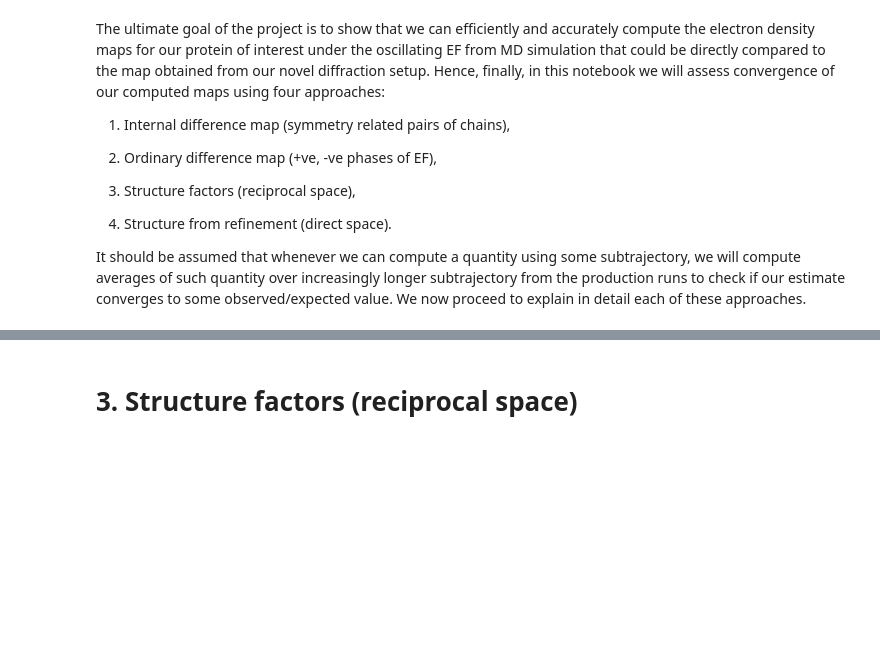
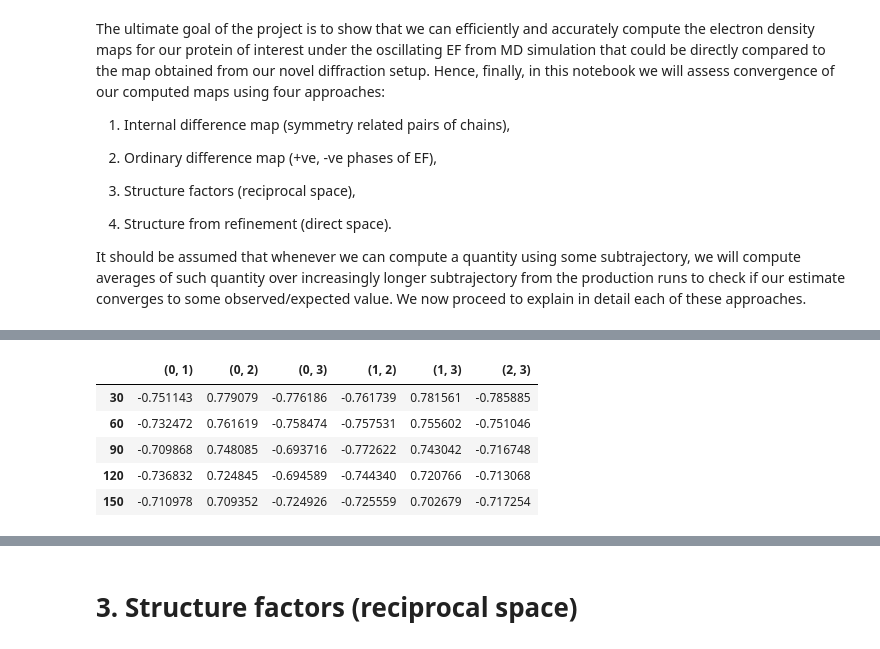
Before and after one commit to Hekstra-Lab/EF-X-crystal-MD, a Jupyter notebook: Analyses/Electron_density_map_analysis.ipynb, the cells around one changed output, grey strips where cells are left out. Saved outputs shown, nothing was run; the diff lists cells and outputs as text; code cells hidden in the pictures; blank space fills up the shorter version.

```diff
--- a/Analyses/Electron_density_map_analysis.ipynb
+++ b/Analyses/Electron_density_map_analysis.ipynb
@@ -16,0 +30,20 @@ It should be assumed that whenever we can compute a quantity using some subtraje
+# %%
+def int_diff_map_fname(epoch, phase, idx1, idx2):
+    idx1, idx2 = (idx2, idx1) if idx2 < idx1 else (idx1, idx2)
+    return f'processed_data/aggregate/{epoch}/EF_10MV_cm_diff_{phase}_{idx1}_{idx2}.mtz'
+
+def corr_int_diff(epoch, phase, idx1, idx2, idx3, idx4):
+    output = subprocess.run([f"{source_cmd}; phenix.get_cc_mtz_mtz {int_diff_map_fname(epoch, 'pos', idx1, idx2)} {int_diff_map_fname(epoch, 'pos', idx3, idx4)}"],
+                               stdout=subprocess.PIPE, shell=True).stdout.decode('utf-8')
+    return float(output.split('\n')[-11].split(' ')[3])
+# %%
+idx_lst = [((0,1),(2,3)), ((0,2),(1,3)), ((0,3), (1,2))]
+epoch_lst = [30, 60, 90, 120, 150]
+
+df = np.zeros((len(epoch_lst), len(idx_lst)))
+for i, idx_tupl in enumerate(idx_lst):
+    (idx1, idx2), (idx3, idx4) = idx_tupl
+    for j, epoch in enumerate(epoch_lst):
+        df[j, i] = corr_int_diff(epoch, 'pos', idx1, idx2, idx3, idx4)
+
+df = pd.DataFrame(df, columns=idx_lst, index=epoch_lst)
@@ -18,0 +69,28 @@ It should be assumed that whenever we can compute a quantity using some subtraje
+# %%
+def ord_diff_map_fname(epoch, idx, phase1, phase2):
+    return f'processed_data/aggregate/{epoch}/EF_10MV_cm_diff_{idx}_{phase1}_{phase2}.mtz'
+
+def corr_ord_diff(epoch, idx1, idx2, phase1, phase2):
+    output = subprocess.run([f"{source_cmd}; phenix.get_cc_mtz_mtz {ord_diff_map_fname(epoch, idx1, phase1, phase2)} {ord_diff_map_fname(epoch, idx2, phase1, phase2)}"],
+                               stdout=subprocess.PIPE, shell=True).stdout.decode('utf-8')
+    return float(output.split('\n')[-11].split(' ')[3])
+# %%
+idx_lst = [(0, 1), (0, 2), (0, 3), (1, 2), (1, 3), (2, 3)]
+epoch_lst = [30, 60, 90, 120, 150]
+
+df = np.zeros((len(epoch_lst), len(idx_lst)))
+for i, idx_tupl in enumerate(idx_lst):
+    (idx1, idx2) = idx_tupl
+    for j, epoch in enumerate(epoch_lst):
+        df[j, i] = corr_ord_diff(epoch, idx1, idx2, 'pos', 'neg')
+
+df = pd.DataFrame(df, columns=idx_lst, index=epoch_lst)
+# %%
+df
+# %% [output]
+|  | (0, 1) | (0, 2) | (0, 3) | (1, 2) | (1, 3) | (2, 3) |
+| 30 | -0.751143 | 0.779079 | -0.776186 | -0.761739 | 0.781561 | -0.785885 |
+| 60 | -0.732472 | 0.761619 | -0.758474 | -0.757531 | 0.755602 | -0.751046 |
+| 90 | -0.709868 | 0.748085 | -0.693716 | -0.772622 | 0.743042 | -0.716748 |
+| 120 | -0.736832 | 0.724845 | -0.694589 | -0.744340 | 0.720766 | -0.713068 |
+| 150 | -0.710978 | 0.709352 | -0.724926 | -0.725559 | 0.702679 | -0.717254 |
```
Also changed, not shown: parts of 11 cells of this notebook, 6 other files.
